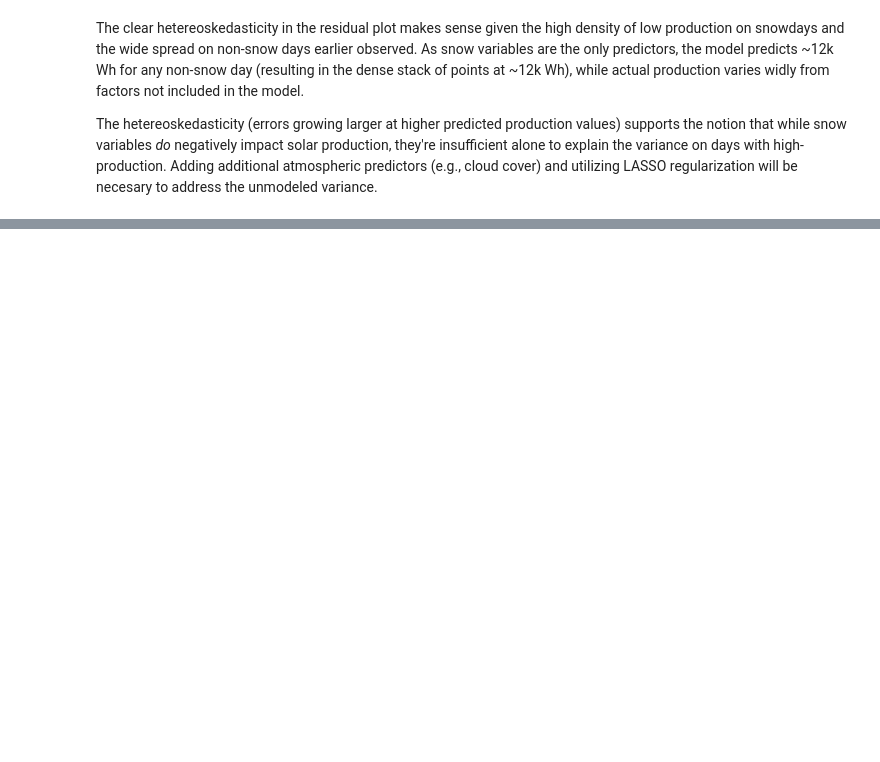
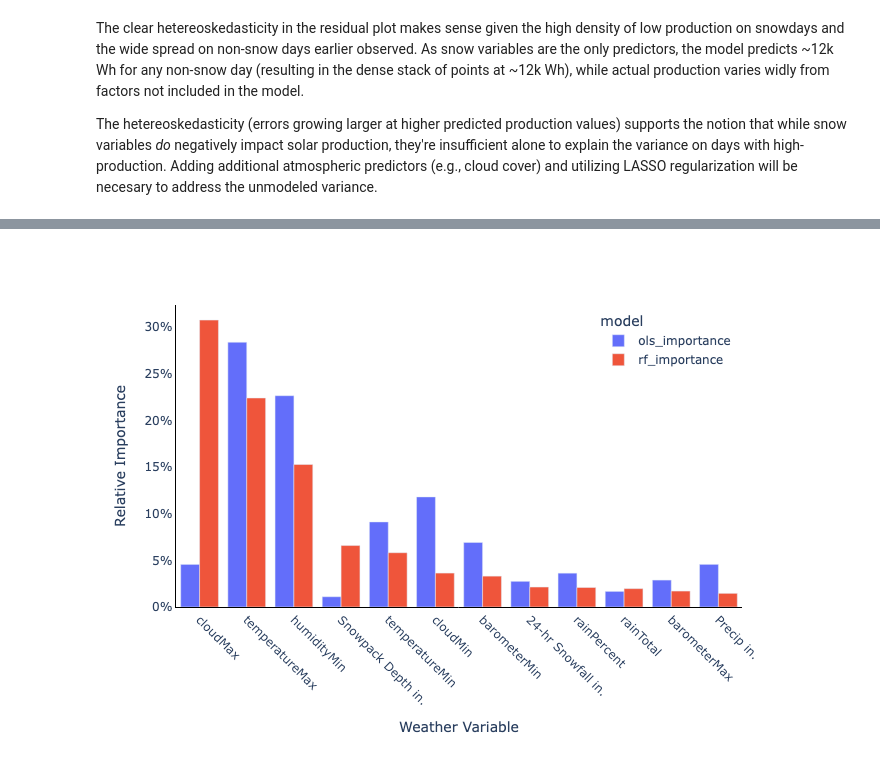
Before and after one commit to aemara04/DataScience_FinalProject, a Jupyter notebook: Q3(Snow)_Data_Science_Draft_Apr16.ipynb, the cells around one changed output, grey strips where cells are left out. Saved outputs shown, nothing was run; the diff lists cells and outputs as text; code cells hidden in the pictures; blank space fills up the shorter version.

```diff
--- a/Q3(Snow)_Data_Science_Draft_Apr16.ipynb
+++ b/Q3(Snow)_Data_Science_Draft_Apr16.ipynb
@@ -675,0 +877,8 @@ snow_solar_mlr_res.show()
+# %%
+# evaluate - coefficients
+strongest_mlr_coeff = pd.DataFrame({
+    'feature': X_train_strongest_scaled[remaining_features].columns,
+    'estimate': strongest_mlr.coef_
+})
+
+strongest_mlr_coeff
@@ -675,0 +1123,12 @@ snow_solar_mlr_res.show()
+# %%
+ols_vs_rf_melt = (
+    ols_vs_rf
+    .melt(
+        id_vars='feature',
+        value_vars=['ols_importance', 'rf_importance'],
+        var_name='model',
+        value_name='rel_importance'
+    )
+)
+
+ols_vs_rf_melt
@@ -675,0 +1153,36 @@ snow_solar_mlr_res.show()
+# %%
+ols_vs_rf_viz = px.bar(
+    ols_vs_rf_melt,
+    x='feature',
+    y='rel_importance',
+    color='model',
+    barmode='group',
+    height=500,
+    title='',
+    labels={
+        'feature': 'Weather Variable',
+        'rel_importance': 'Relative Importance'
+    }
+).update_xaxes(
+    showline=True,
+    linewidth=1,
+    linecolor='black',
+    tickangle=45
+).update_yaxes(
+    showline=True,
+    linewidth=1,
+    linecolor='black',
+    tickformat='.0%'
+).update_layout(
+    plot_bgcolor='rgba(0,0,0,0)',
+    legend=dict(
+        yanchor="top",
+        y=0.99,
+        xanchor="right",
+        x=0.99
+    )
+)
+
+ols_vs_rf_viz.show()
+# %% [output]
+[figure, added]
```
Also changed, not shown: parts of 46 cells of this notebook.
